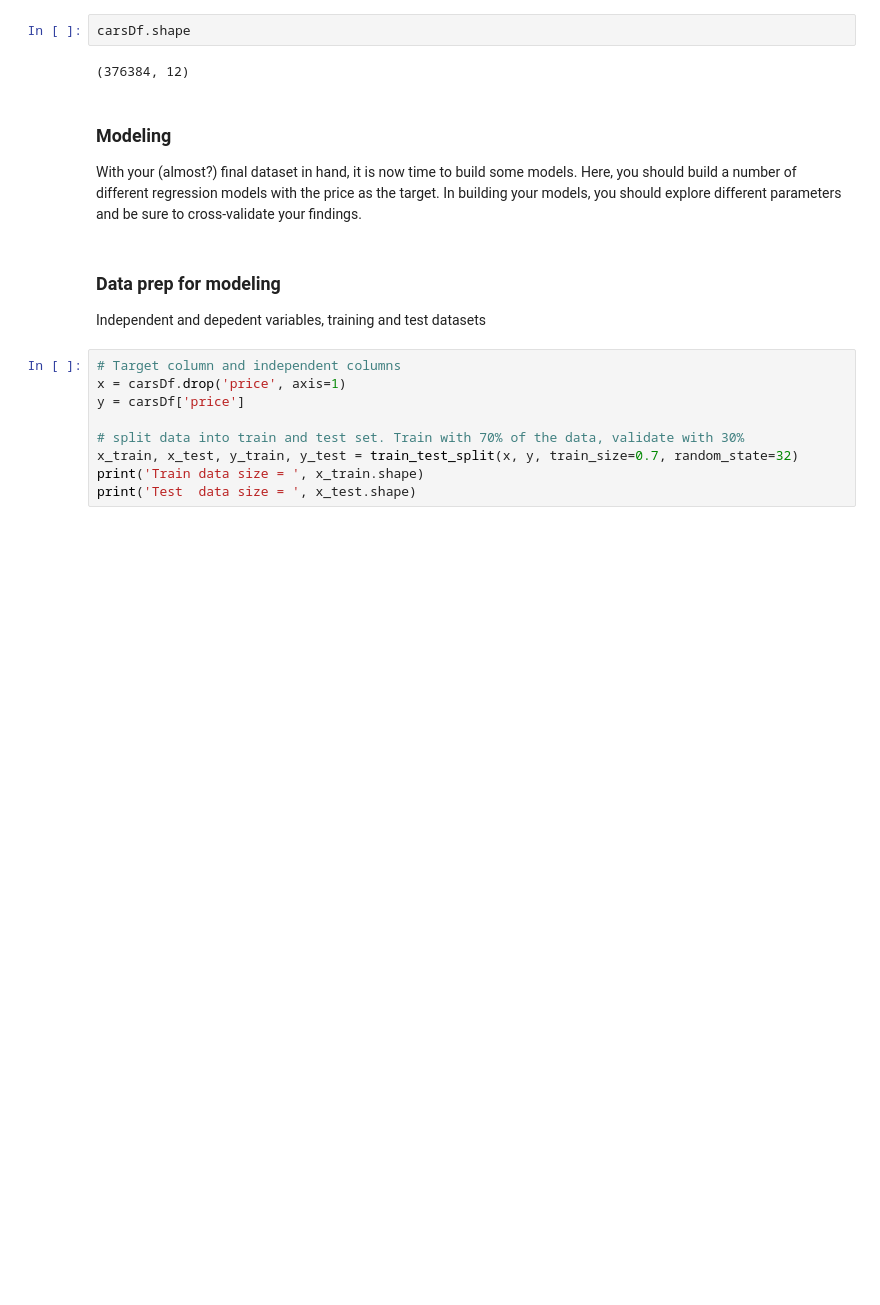
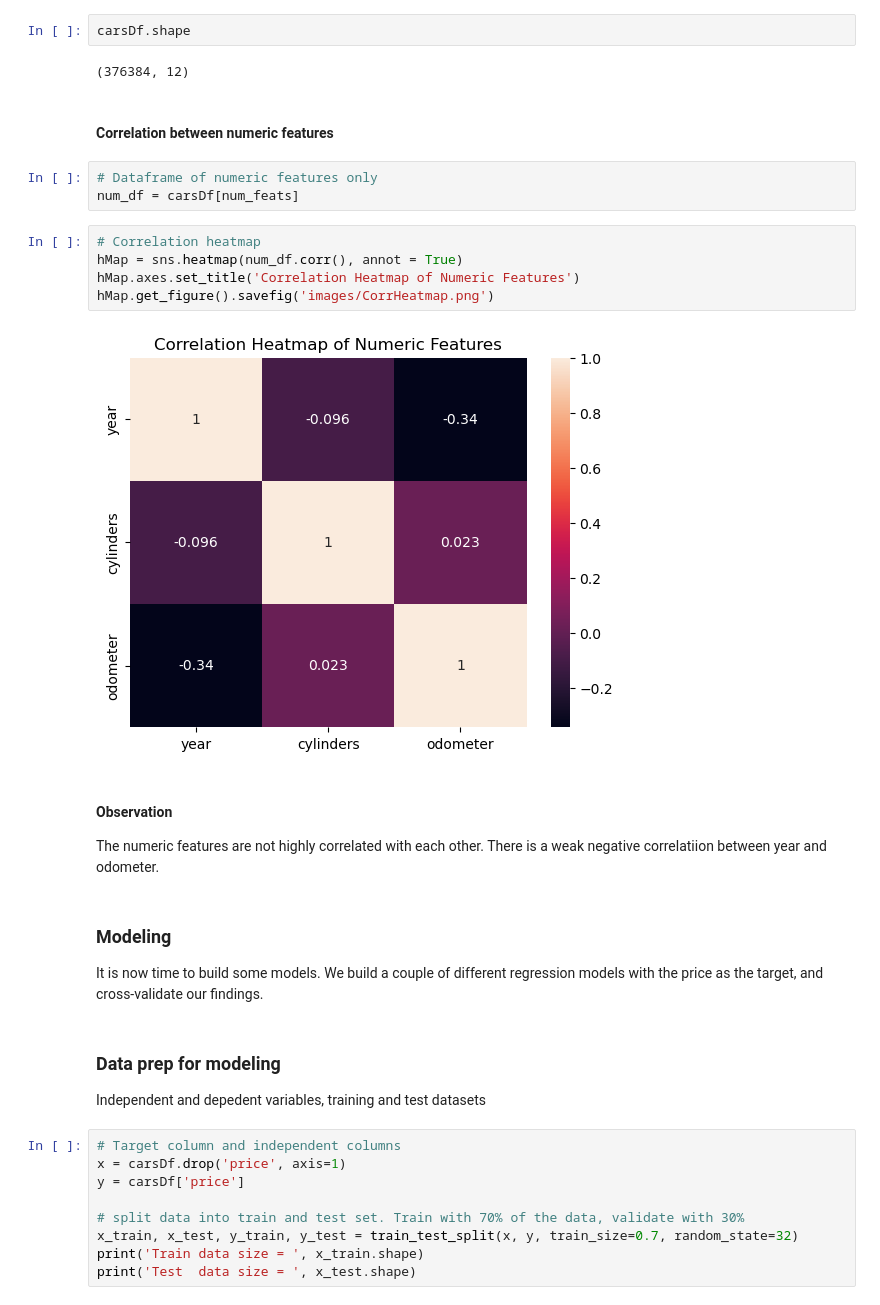
Before and after one commit to Vamana/Car-Values-Analysis, a Jupyter notebook: ASubbaraman-CarValues.ipynb, the cells around one changed output. Saved outputs shown, nothing was run; the diff lists cells and outputs as text; blank space fills up the shorter version.

```diff
--- a/ASubbaraman-CarValues.ipynb
+++ b/ASubbaraman-CarValues.ipynb
@@ -329,10 +325,25 @@ num_feats = ['year', 'cylinders', 'odometer']
 carsDf.shape
 # %% [output]
 (376384, 12)
+# %% [markdown]
+#### Correlation between numeric features
+# %%
+# Dataframe of numeric features only
+num_df = carsDf[num_feats]
+# %%
+# Correlation heatmap
+hMap = sns.heatmap(num_df.corr(), annot = True)
+hMap.axes.set_title('Correlation Heatmap of Numeric Features')
+hMap.get_figure().savefig('images/CorrHeatmap.png')
+# %% [output]
+[figure, added]
+# %% [markdown]
+#### Observation
+The numeric features are not highly correlated with each other. There is a weak negative correlatiion between year and odometer.
 # %% [markdown]
 ### Modeling
 
-With your (almost?) final dataset in hand, it is now time to build some models.  Here, you should build a number of different regression models with the price as the target.  In building your models, you should explore different parameters and be sure to cross-validate your findings.
+It is now time to build some models. We build a couple of different regression models with the price as the target, and cross-validate our findings.
 # %% [markdown]
 ### Data prep for modeling
 Independent and depedent variables, training and test datasets
```
Also changed, not shown: parts of 23 cells of this notebook, 4 other files.
